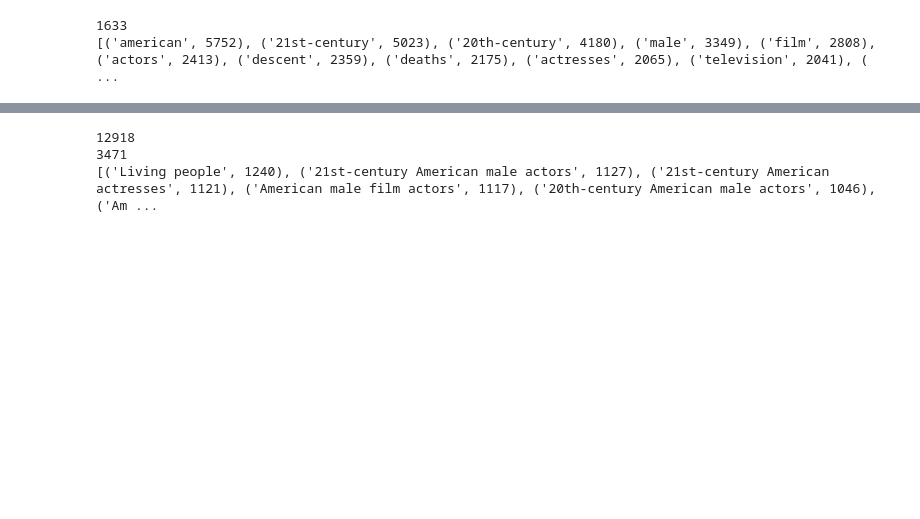
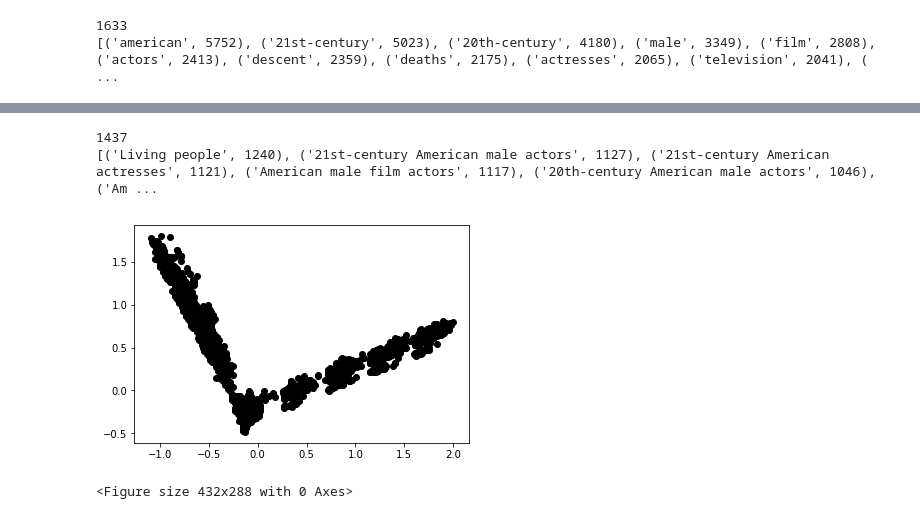
Before and after one commit to PanthonImem/CS1951a-BlogPost, a Jupyter notebook: name-categories/categories.ipynb, the cells around one changed output, grey strips where cells are left out. Drawn from its saved outputs; the diff is of its cells as text; code cells hidden in the pictures; blank space fills up the shorter version.

```diff
--- a/name-categories/categories.ipynb
+++ b/name-categories/categories.ipynb
@@ -220,12 +234,11 @@ frequency = count_category_frequency(categories)
 with open('category_frequency.json', 'w') as f10:
     json.dump(frequency, f10)
 # %%
-selected_categories = {key:val for key, val in frequency.items() if val > 2}
+selected_categories = {key:val for key, val in frequency.items() if val > 6}
 # %%
 print(len(selected_categories))
 print(sort_dict(selected_categories))
 # %% [output]
-12918
-3471
+1437
 [('Living people', 1240), ('21st-century American male actors', 1127), ('21st-century American actresses', 1121), ('American male film actors', 1117), ('20th-century American male actors', 1046), ('Am ...
 # %%
@@ -233,3 +246,8 @@ cat_data = prepare_data(categories, selected_categories)
+# %%
+plot_data(pure_one_hots, 'untokenized.jpg')
+# %% [output]
+[figure, added]
+<Figure size 432x288 with 0 Axes>
 # %%
 zip_knn1 = knn(cat_data)
 # %%
```
Also changed, not shown: parts of 17 cells of this notebook.
